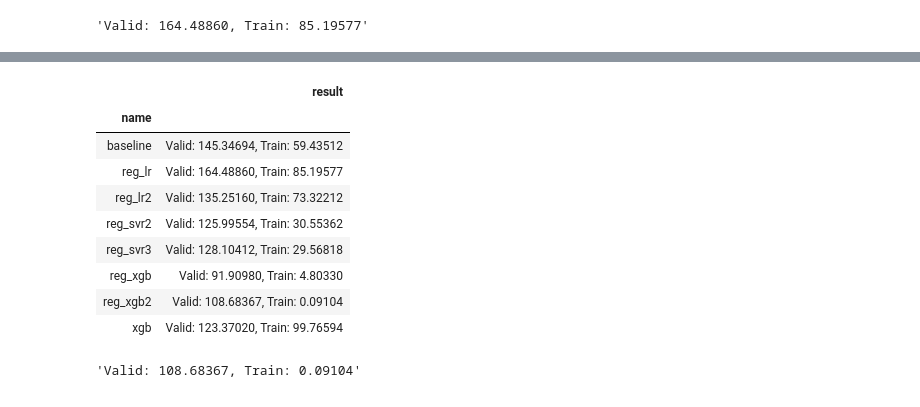
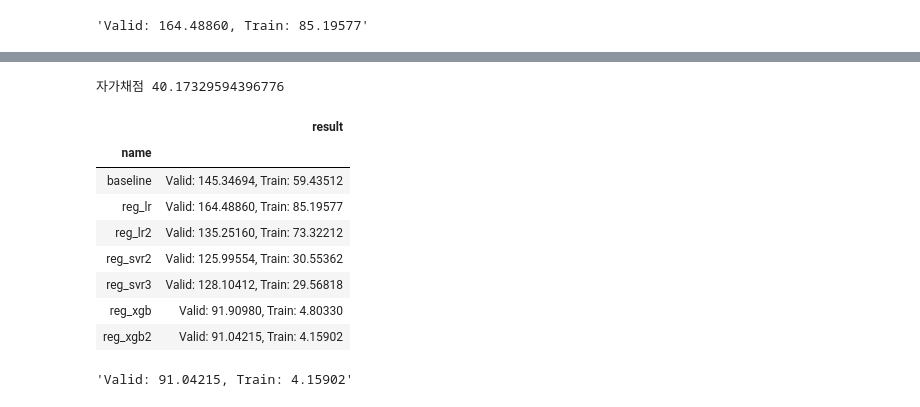
Before and after one commit to sunkusun9/DS_lv3_2603_2, a Jupyter notebook: sec_ds_lv3_prob3_kaggle.ipynb, the cells around one changed output, grey strips where cells are left out. Drawn from its saved outputs; the diff is of its cells as text; code cells hidden in the pictures.

Commit message:
Day1 Kaggle 문제 최종 노트입니다.

```diff
--- a/sec_ds_lv3_prob3_kaggle.ipynb
+++ b/sec_ds_lv3_prob3_kaggle.ipynb
@@ -429,26 +523,35 @@ print("자가채점", mean_absolute_error(s_kaggle_ans, prd))
+# %%
+prd = select_model(reg_xgb)
+print("자가채점", mean_absolute_error(s_kaggle_ans, prd))
+# %% [output]
+자가채점 40.17329594396776
 # %%
 from sklearn.decomposition import PCA
 X_xgb = "15분, 30분, 45분, 60분, DayName, Hour, AM, Weekend_yn, Holiday_yn, Avg, TotalHour,생산량, 기온, 풍속, 습도, 강수량, 전기요금(계절), 공장인원, 인건비"
 X_xgb = [i.strip() for i in X_xgb.split(',')]
 
 ct = ColumnTransformer([
     ('pt', 'passthrough', X_xgb),
     ('ohe', OneHotEncoder(categories='auto'), ['DayName']),
+    # Idea: 효율적인 분기를 만들도록 차원 축소를 시도합니다. 또한 노이즈가 있다면 노이즈의 영향을 줄일 수도 있습니다.
+    # StandardScaler -> PCA
     ('pca', make_pipeline(StandardScaler(), PCA(n_components=2)), ["15분", "30분", "45분", "60분", 'TotalHour'])
 ])
 reg_xgb2 = make_pipeline(
-    ct, xgb.XGBRegressor(random_state = 123, max_depth=15, n_estimators=300, learning_rate=0.075, reg_lambda=2)
+    ct, xgb.XGBRegressor(
+        random_state = 123,
+        max_depth=15, n_estimators = 300, learning_rate=0.03, reg_lambda = 3
+    )
 )
 eval_model('reg_xgb2', reg_xgb2)
 # %% [output]
 |  | result |
 | name |  |
 | baseline | Valid: 145.34694, Train: 59.43512 |
 | reg_lr | Valid: 164.48860, Train: 85.19577 |
 | reg_lr2 | Valid: 135.25160, Train: 73.32212 |
 | reg_svr2 | Valid: 125.99554, Train: 30.55362 |
 | reg_svr3 | Valid: 128.10412, Train: 29.56818 |
 | reg_xgb | Valid: 91.90980, Train: 4.80330 |
-| reg_xgb2 | Valid: 108.68367, Train: 0.09104 |
-| xgb | Valid: 123.37020, Train: 99.76594 |
+| reg_xgb2 | Valid: 91.04215, Train: 4.15902 |
-'Valid: 108.68367, Train: 0.09104'
+'Valid: 91.04215, Train: 4.15902'
```
Also changed, not shown: parts of 47 cells of this notebook.
